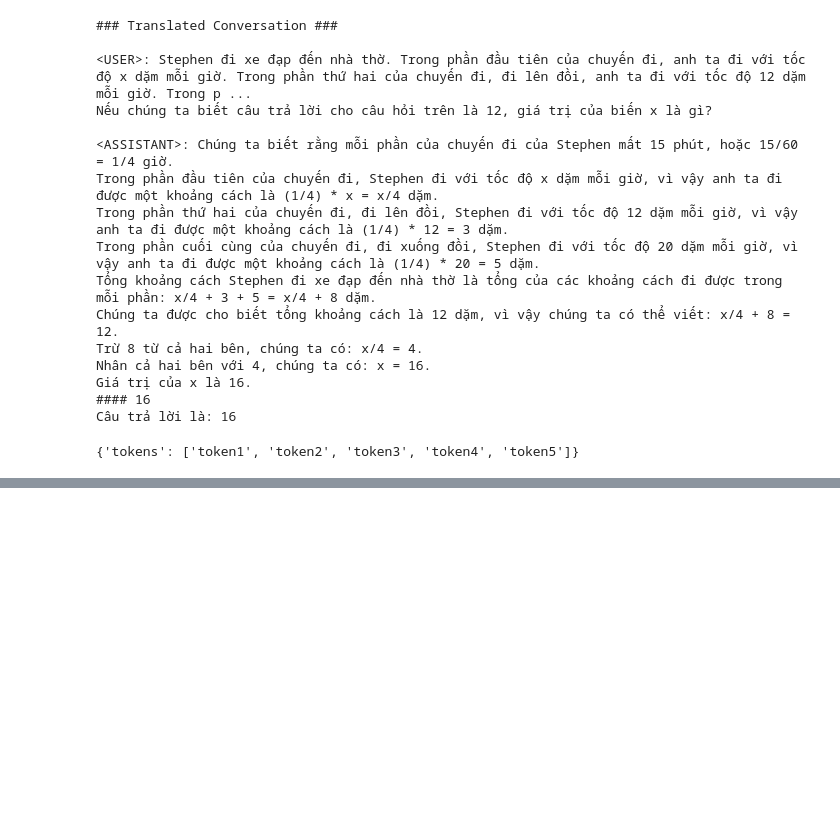
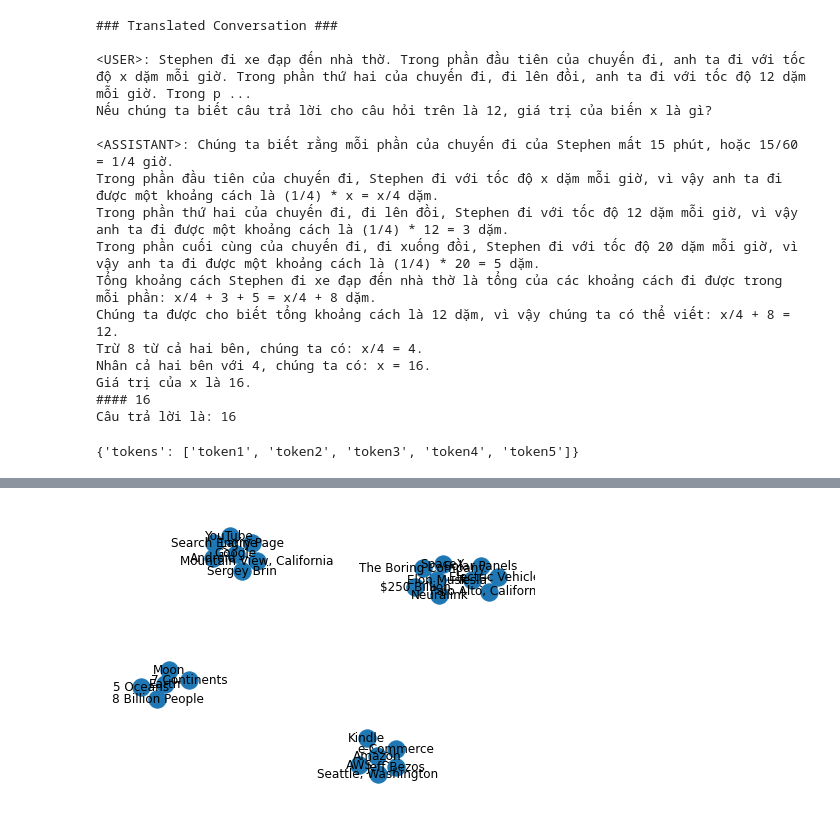
Before and after one commit to HoangHoang1408/kg_fact_checking, a Jupyter notebook: z_temp.ipynb, the cells around one changed output, grey strips where cells are left out. Saved outputs shown, nothing was run; the diff lists cells and outputs as text; code cells hidden in the pictures; blank space fills up the shorter version.

```diff
--- a/z_temp.ipynb
+++ b/z_temp.ipynb
@@ -276,0 +461,5 @@ config
+# %%
+# visualize the graph
+nx.draw(G, with_labels=True)
+# %% [output]
+[figure, added]
```
Also changed, not shown: parts of 2 cells of this notebook, 6 other files.
